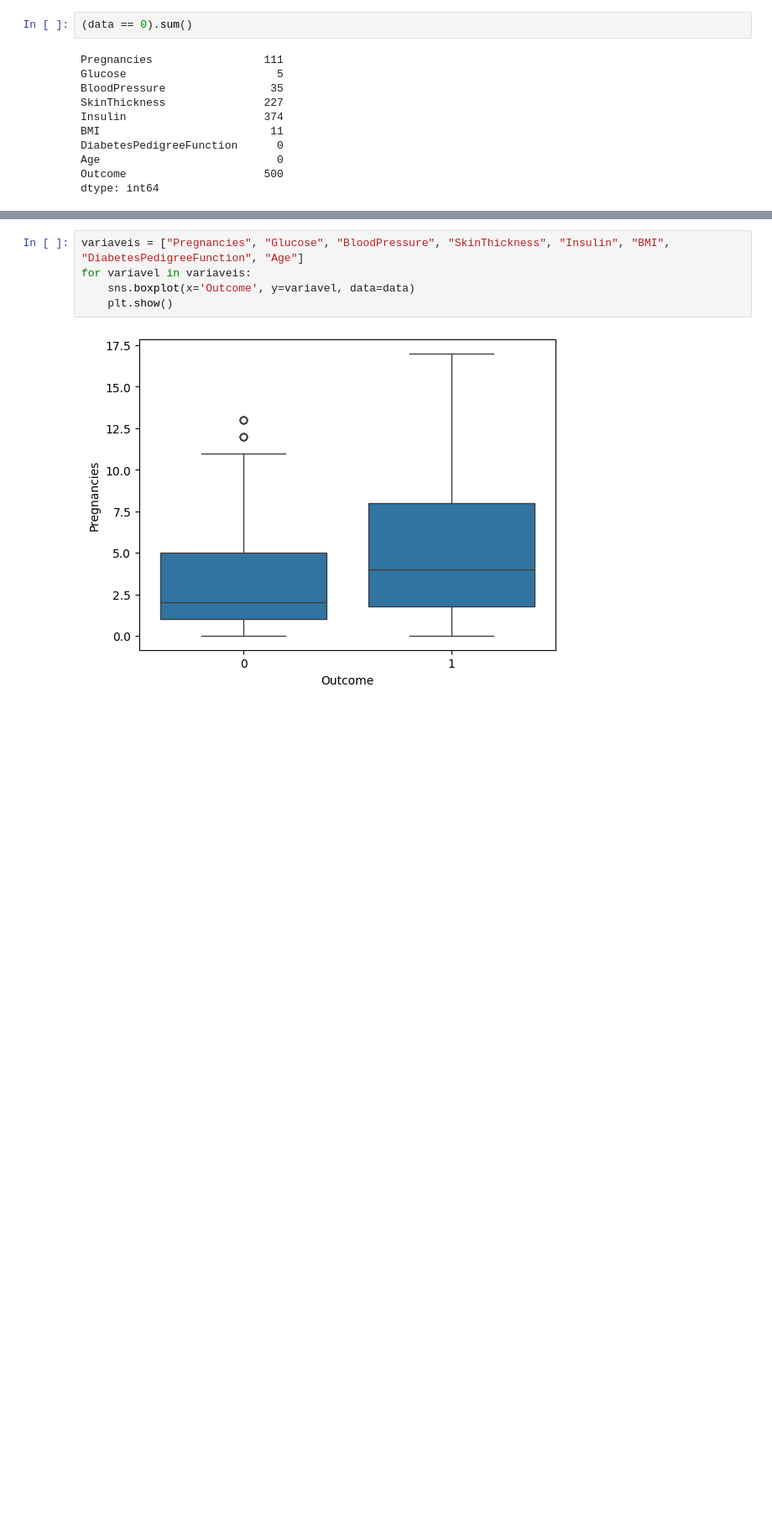
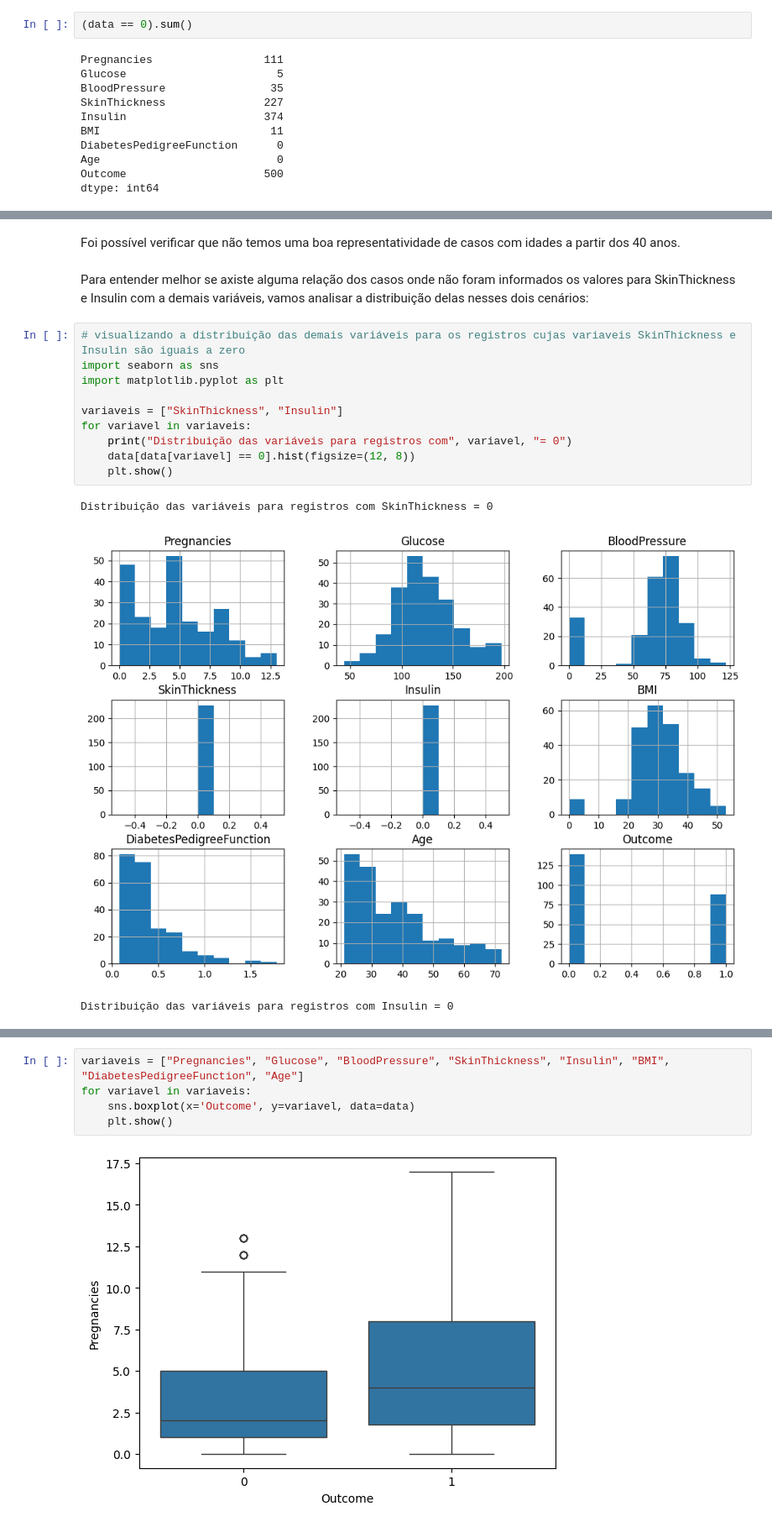
Before and after one commit to amaranini/postech-tech-challenges, a Jupyter notebook: fase1/fase1-tech-challenges.ipynb, the cells around one changed output, grey strips where cells are left out. Shown at 84% size. Saved outputs shown, nothing was run; the diff lists cells and outputs as text; blank space fills up the shorter version.

```diff
--- a/fase1/fase1-tech-challenges.ipynb
+++ b/fase1/fase1-tech-challenges.ipynb
@@ -157,0 +190,18 @@ plt.show()
+# %% [markdown]
+Foi possível verificar que não temos uma boa representatividade de casos com idades a partir dos 40 anos.
+# %% [markdown]
+Para entender melhor se axiste alguma relação dos casos onde não foram informados os valores para SkinThickness e Insulin com a demais variáveis, vamos analisar a distribuição delas nesses dois cenários:
+# %%
+# visualizando a distribuição das demais variáveis para os registros cujas variaveis SkinThickness e Insulin são iguais a zero
+import seaborn as sns
+import matplotlib.pyplot as plt
+
+variaveis = ["SkinThickness", "Insulin"]
+for variavel in variaveis:
+    print("Distribuição das variáveis para registros com", variavel, "= 0")
+    data[data[variavel] == 0].hist(figsize=(12, 8))
+    plt.show()
+# %% [output]
+Distribuição das variáveis para registros com SkinThickness = 0
+[figure, added]
+Distribuição das variáveis para registros com Insulin = 0
```
Also changed, not shown: parts of 25 cells of this notebook.
